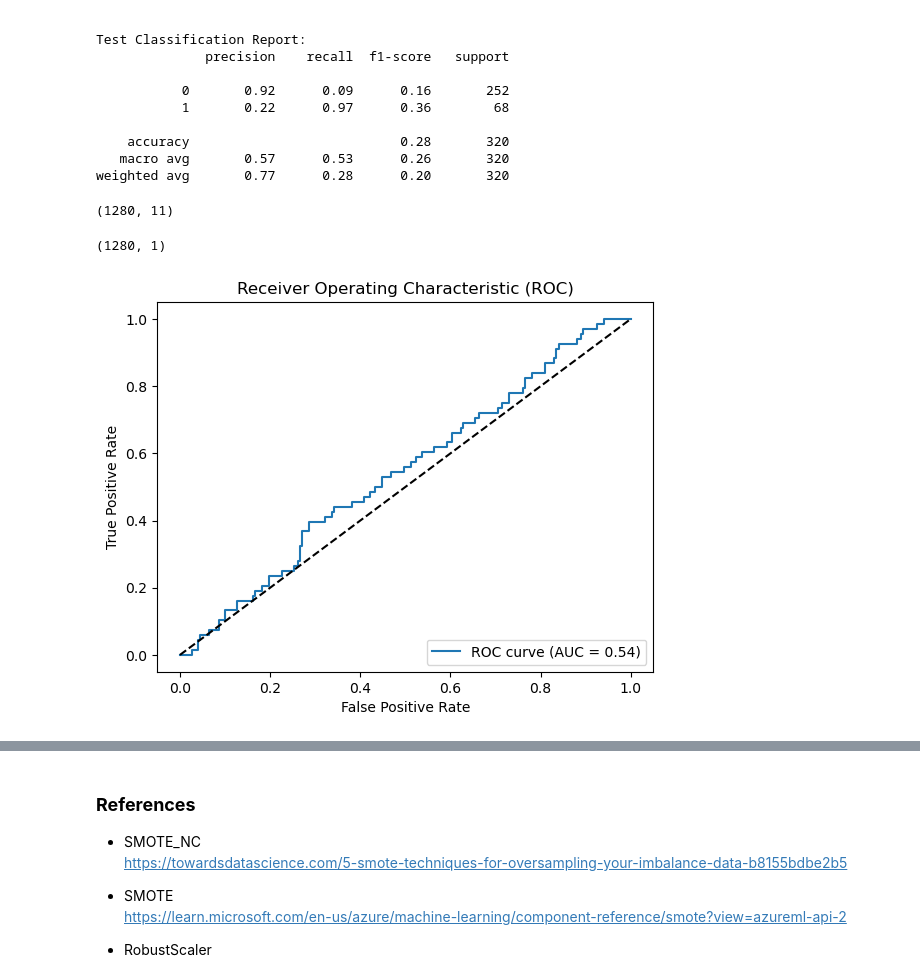
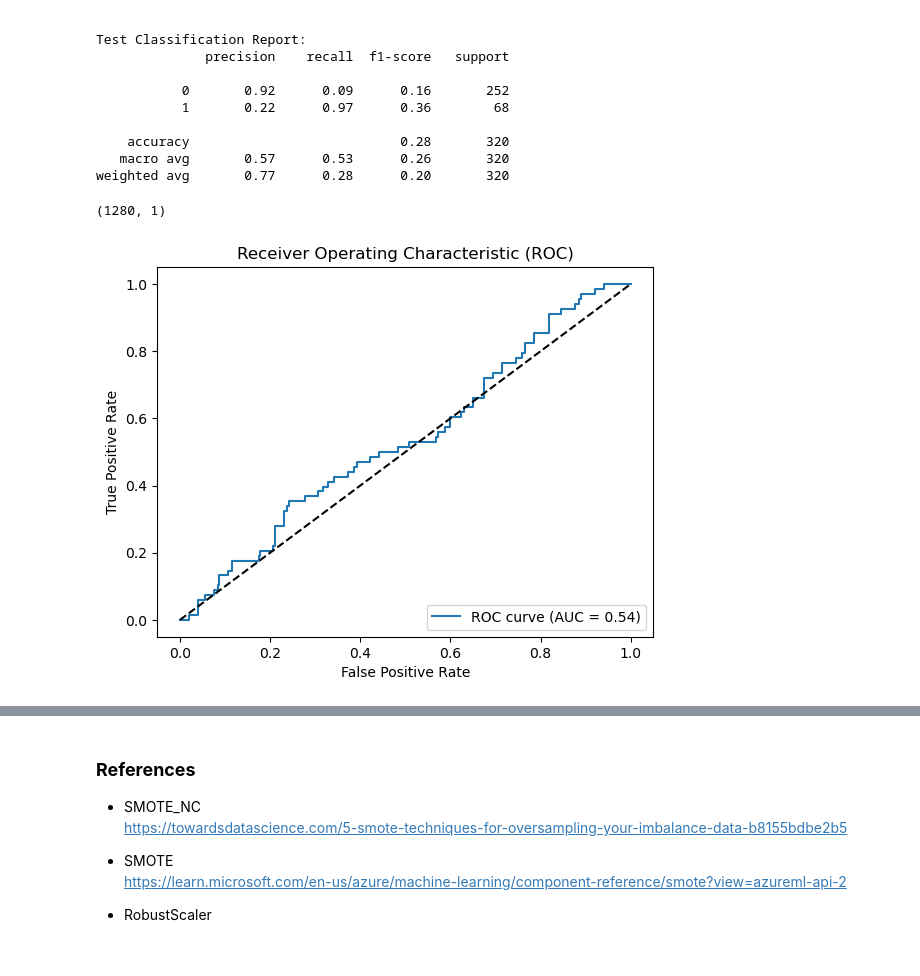
Before and after one commit to ahmakhoo/AIML-CA1, a Jupyter notebook: AIML/CA1/CA1 code - redo.ipynb, the cells around one changed output, grey strips where cells are left out. Drawn from its saved outputs; the diff is of its cells as text; code cells hidden in the pictures.

```diff
--- a/AIML/CA1/CA1 code - redo.ipynb
+++ b/AIML/CA1/CA1 code - redo.ipynb
@@ -1289,0 +1192,23 @@ weighted avg       0.68      0.67      0.67       320
+# %%
+from sklearn.metrics import confusion_matrix
+
+# a = classification_report(y_test, y_pred, target_names=['non-default', 'default'])
+# print(a)
+# Fit the best model on the training data
+model1.fit(X_train_selected, y_train)
+
+# Predict the target variable for the test data
+y_train_pred = model1.predict(X_train_selected)
+
+y_test_pred = model1.predict(X_test_selected)
+
+train_report = classification_report(y_train, y_train_pred)
+print("Train Classification Report:")
+print(train_report)
+
+# Generate the classification report for test set
+test_report = classification_report(y_test, y_test_pred)
+print("Test Classification Report:")
+print(test_report)
+
+# plot_confusion_matrix(y_test, y_pred, classes=['non-default', 'default'])
@@ -1440,0 +1424,20 @@ after oversampling the data we can check to see that the model is more accurate
+# %%
+# model1 = ExtraTreesClassifier(max_features='auto', min_samples_split=2, n_estimators=500)
+model1 = DecisionTreeClassifier(**best_params)
+model2 = DecisionTreeClassifier()
+
+model1.fit(X_resampled, y_resampled)
+model2.fit(X_resampled, y_resampled)
+
+scores_before_tuning = cross_val_score(model2, X_resampled, y_resampled, scoring='recall')
+scores_after_tuning = cross_val_score(model1, X_resampled, y_resampled, scoring='recall')
+print(scores_before_tuning)
+print(scores_after_tuning)
+labels = ['Before Tuning', 'After Tuning']
+scores = [scores_before_tuning.mean(), scores_after_tuning.mean()]
+
+plt.plot(labels, scores, marker='o')
+plt.xlabel('Tuning')
+plt.ylabel('Score')
+plt.title('Model Score Before and After Tuning')
+plt.show()
@@ -1566,34 +1558,30 @@ Test Classification Report:
     accuracy                           0.28       320
    macro avg       0.57      0.53      0.26       320
 weighted avg       0.77      0.28      0.20       320
-# %%
-X_train.shape
-# %% [output]
-(1280, 11)
 # %%
 y_train.shape
 # %% [output]
 (1280, 1)
 # %%
 # Assuming you have already trained your model and obtained predictions
-y_pred = model1.predict_proba(X_test)[:, 1]  # Use predicted probabilities for positive class
+y_pred = model1.predict_proba(X_test_selected)[:, 1]  # Use predicted probabilities for positive class
 
 # Compute ROC curve
 fpr, tpr, thresholds = roc_curve(y_test, y_pred)
 
 # Compute AUC
 auc = roc_auc_score(y_test, y_pred)
 
 # Plot ROC curve
 plt.plot(fpr, tpr, label='ROC curve (AUC = {:.2f})'.format(auc))
 plt.plot([0, 1], [0, 1], 'k--')  # Random guess line
 plt.xlabel('False Positive Rate')
 plt.ylabel('True Positive Rate')
 plt.title('Receiver Operating Characteristic (ROC)')
 plt.legend(loc='lower right')
 plt.show()
 # %% [output]
-[figure, old version]
+[figure, new version]
 # %%
 from sklearn.pipeline import Pipeline
 from sklearn.feature_selection import SelectKBest
```
Also changed, not shown: parts of 71 cells of this notebook.
